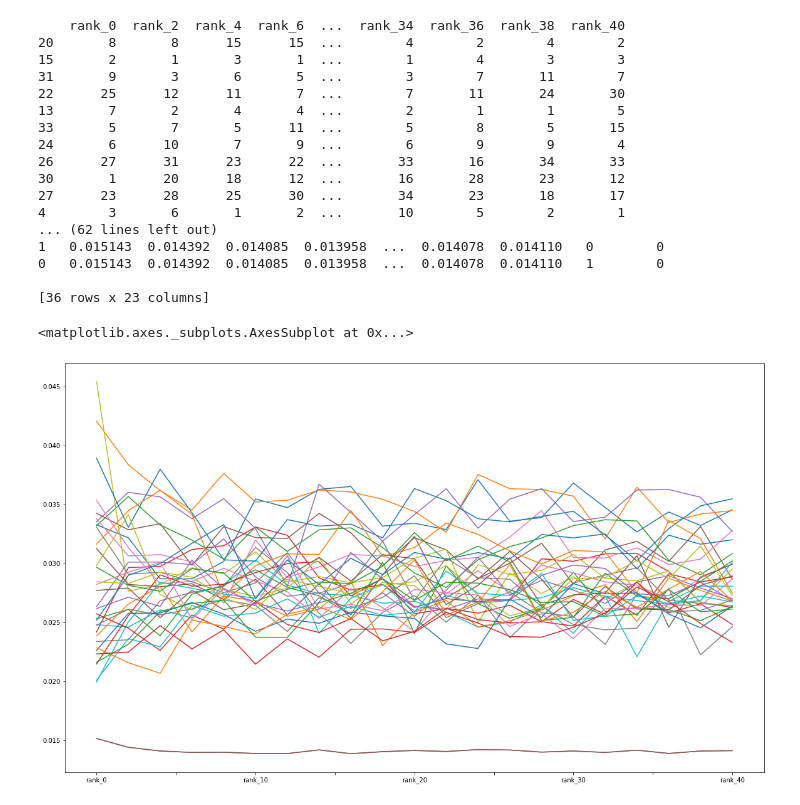
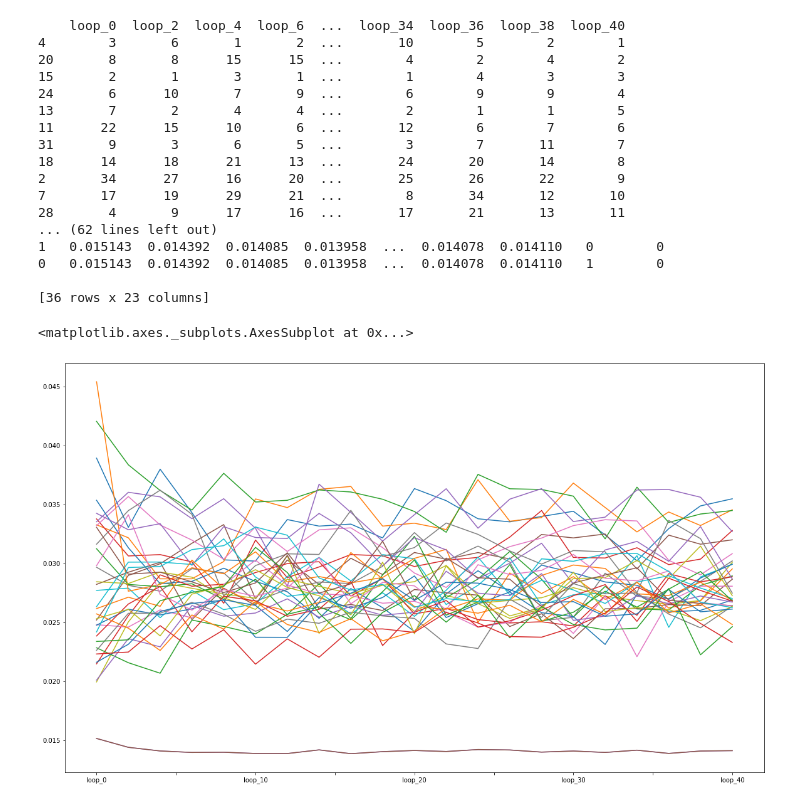
Before and after one commit to masatomo-ty/power_flow_calc, a Jupyter notebook: page_rank_from_p2p_orders.ipynb, the cells around one changed output. Cells and saved outputs as stored; diff of their text form; code cells hidden in the pictures.

```diff
--- a/page_rank_from_p2p_orders.ipynb
+++ b/page_rank_from_p2p_orders.ipynb
@@ -40,7 +40,10 @@ Orders = np.zeros((NODE_NUM, NODE_NUM), dtype=np.complex128)
 result = pd.DataFrame(index=[])
 result_by_rank = pd.DataFrame(index=[])
 
-for loop in range(41):
+MCMC_LOOP = 41
+FIN_LOOP = 'loop_' + str(MCMC_LOOP-1)
+
+for loop in range(MCMC_LOOP):
 
     # if loop % 100 == 0:
     # print("loop=",loop)
@@ -157,51 +160,50 @@ for loop in range(41):
 
         x = np.array(Rate, dtype=float).T
 
-
-
         alpha = 0.85
-        G = alpha * x + (1 - alpha) * np.ones((NODE_NUM,NODE_NUM)) / NODE_NUM
-        np.savetxt(f'G.csv',G, delimiter=',')
+        G = alpha * x + (1 - alpha) * np.ones((NODE_NUM,NODE_NUM)) / NODE_NUM # Google Matrix
+        # np.savetxt(f'G.csv',G, delimiter=',')
 
         rank = np.array([1 for i in range(NODE_NUM)]) / NODE_NUM
 
         for i in range(20):
             rank = np.dot(rank,G)
             # if i % 4 == 0:
             #     print(rank)
 
         current_rank = pd.DataFrame({'rank': rank}).sort_values('rank', ascending=False).reset_index().sort_values('index')
-        result_by_rank = pd.concat([result_by_rank, pd.Series(current_rank.index+1, name=f'rank_{loop}')], axis=1)
-        result = pd.concat([result, pd.Series(rank, name=f'rank_{loop}')], axis=1)
+        result_by_rank = pd.concat([result_by_rank, pd.Series(current_rank.index+1, name=f'loop_{loop}')], axis=1)
+        result = pd.concat([result, pd.Series(rank, name=f'loop_{loop}')], axis=1)
 
 
 
-print(result_by_rank.sort_values('rank_10')) # [node_num, (1,2...37)]
+print(result_by_rank.sort_values(FIN_LOOP)) # [node_num, (1,2...37)]
+result_by_rank.to_csv('Ranking.csv')
 
 profile = pd.concat([pd.Series(array_PV, name='PV'), pd.Series(array_Battery, name='Battery')], axis=1)
-print(pd.concat([result.sort_index(), profile], axis=1).sort_values('rank_10', ascending=False)) # [node_num, (0.xxx...0.xxx), PV, Battery)]
+print(pd.concat([result.sort_index(), profile], axis=1).sort_values(FIN_LOOP, ascending=False)) # [node_num, (0.xxx...0.xxx), PV, Battery)]
 
-fin_result = result.sort_values('rank_10', ascending=False)
-fin_result.to_csv('Rank.csv')
+fin_result = result.sort_values(FIN_LOOP, ascending=False)
+fin_result.to_csv('PageRank.csv')
 
 fin_result.T.plot(figsize=(20, 12), legend=False)
 # %% [output]
-    rank_0  rank_2  rank_4  rank_6  ...  rank_34  rank_36  rank_38  rank_40
+    loop_0  loop_2  loop_4  loop_6  ...  loop_34  loop_36  loop_38  loop_40
+4        3       6       1       2  ...       10        5        2        1
 20       8       8      15      15  ...        4        2        4        2
 15       2       1       3       1  ...        1        4        3        3
+24       6      10       7       9  ...        6        9        9        4
+13       7       2       4       4  ...        2        1        1        5
+11      22      15      10       6  ...       12        6        7        6
 31       9       3       6       5  ...        3        7       11        7
-22      25      12      11       7  ...        7       11       24       30
-13       7       2       4       4  ...        2        1        1        5
-33       5       7       5      11  ...        5        8        5       15
-24       6      10       7       9  ...        6        9        9        4
-26      27      31      23      22  ...       33       16       34       33
-30       1      20      18      12  ...       16       28       23       12
-27      23      28      25      30  ...       34       23       18       17
-4        3       6       1       2  ...       10        5        2        1
+18      14      18      21      13  ...       24       20       14        8
+2       34      27      16      20  ...       25       26       22        9
+7       17      19      29      21  ...        8       34       12       10
+28       4       9      17      16  ...       17       21       13       11
 ... (62 lines left out)
 1   0.015143  0.014392  0.014085  0.013958  ...  0.014078  0.014110   0        0
 0   0.015143  0.014392  0.014085  0.013958  ...  0.014078  0.014110   1        0
 
 [36 rows x 23 columns]
 <matplotlib.axes._subplots.AxesSubplot at 0x...>
-[figure, old version]
+[figure, new version]
```
